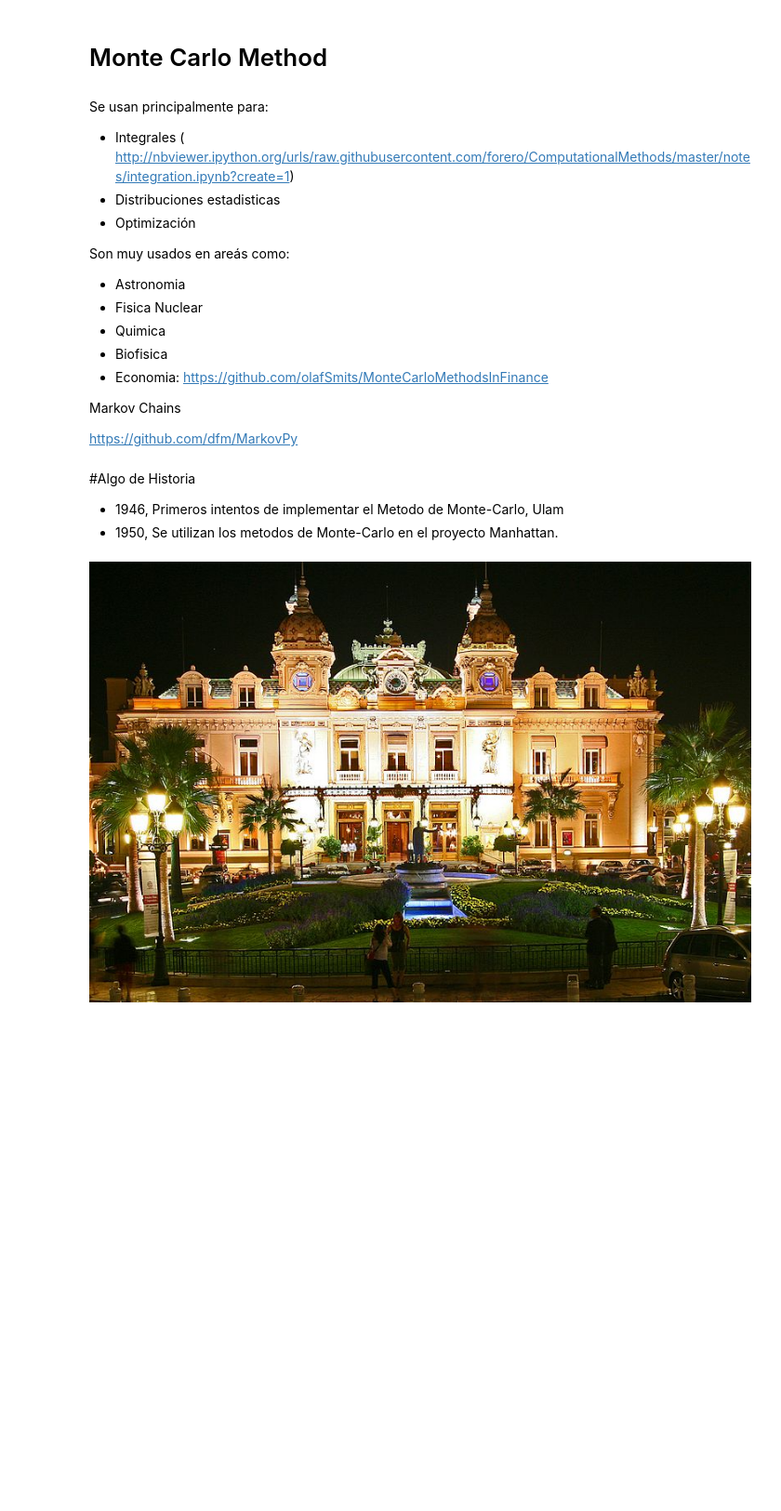
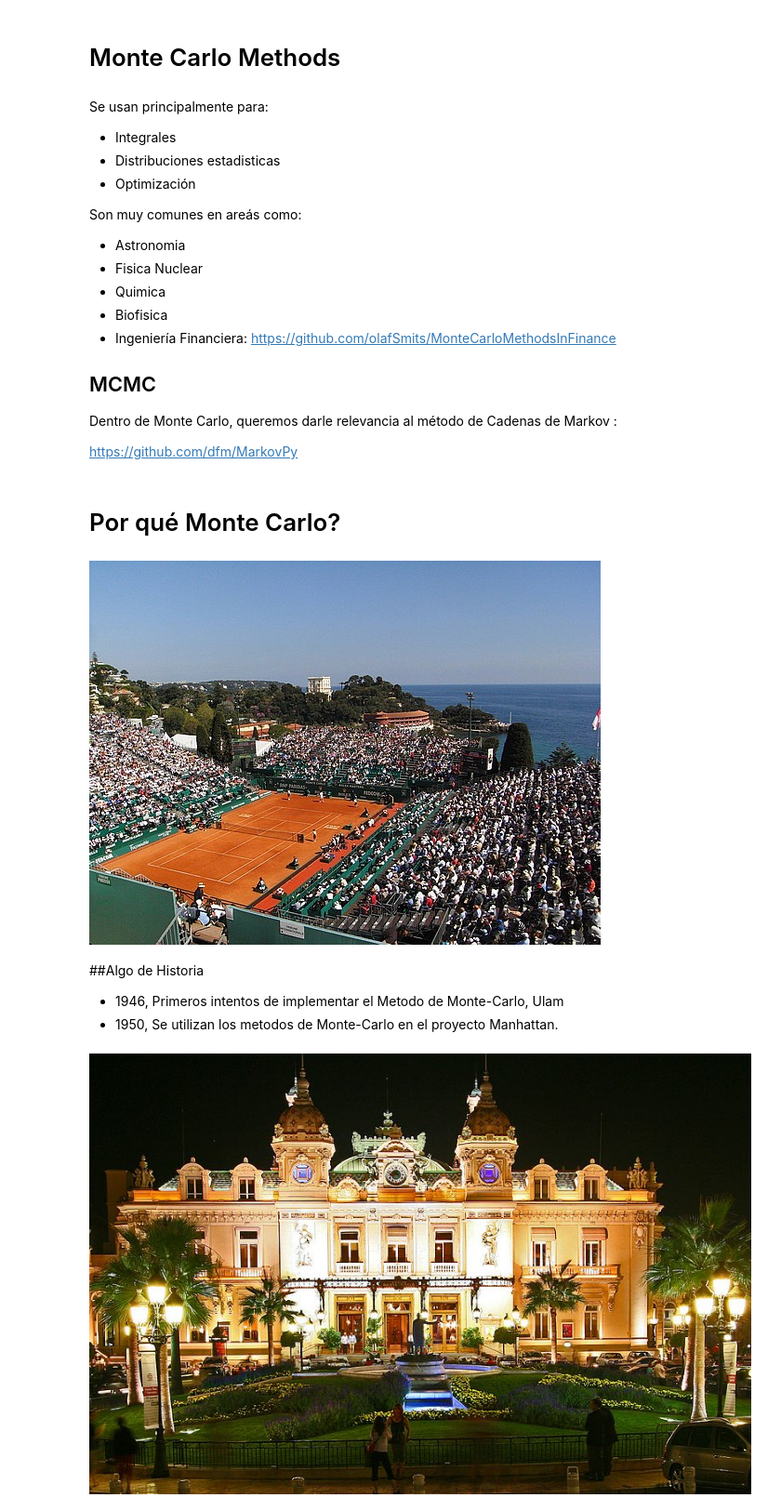
Before and after one commit to ComputoCienciasUniandes/HerramientasComputacionales, a Jupyter notebook: Lectures/12.Monte-Carlo/Monte-Carlo.ipynb, the cells around one changed output. Shown at 93% size. Drawn from its saved outputs; the diff is of its cells as text; code cells hidden in the pictures; blank space fills up the shorter version.

Commit message:
montecarlo updates

```diff
--- a/Lectures/12.Monte-Carlo/Monte-Carlo.ipynb
+++ b/Lectures/12.Monte-Carlo/Monte-Carlo.ipynb
@@ -1,26 +1,35 @@
 # %% [markdown]
-# Monte Carlo Method
+# Monte Carlo Methods
 # %% [markdown]
 
 Se usan principalmente para:
 
-- Integrales ( http://nbviewer.ipython.org/urls/raw.githubusercontent.com/forero/ComputationalMethods/master/notes/integration.ipynb?create=1)
+- Integrales
 - Distribuciones estadisticas
 - Optimización
 
-Son muy usados en areás como:
+Son muy comunes en areás como:
 
 - Astronomia
 - Fisica Nuclear
 - Quimica
 - Biofisica
-- Economia: https://github.com/olafSmits/MonteCarloMethodsInFinance
+- Ingeniería Financiera: https://github.com/olafSmits/MonteCarloMethodsInFinance
 
-Markov Chains
+## MCMC
+
+Dentro de Monte Carlo, queremos darle relevancia al método de Cadenas de Markov :
 
 https://github.com/dfm/MarkovPy
+# %% [markdown]
+# Por qué Monte Carlo?
+# %%
+from IPython.display import Image
+Image(filename='monte-carlo-tennis.jpg')
+# %% [output]
+[figure, added]
 # %% [markdown]
-#Algo de Historia
+##Algo de Historia
 
 - 1946, Primeros intentos de implementar el Metodo de Monte-Carlo, Ulam
 - 1950, Se utilizan los metodos de Monte-Carlo en el proyecto Manhattan.
```
Also changed, not shown: parts of 18 cells of this notebook, 1 other file.
